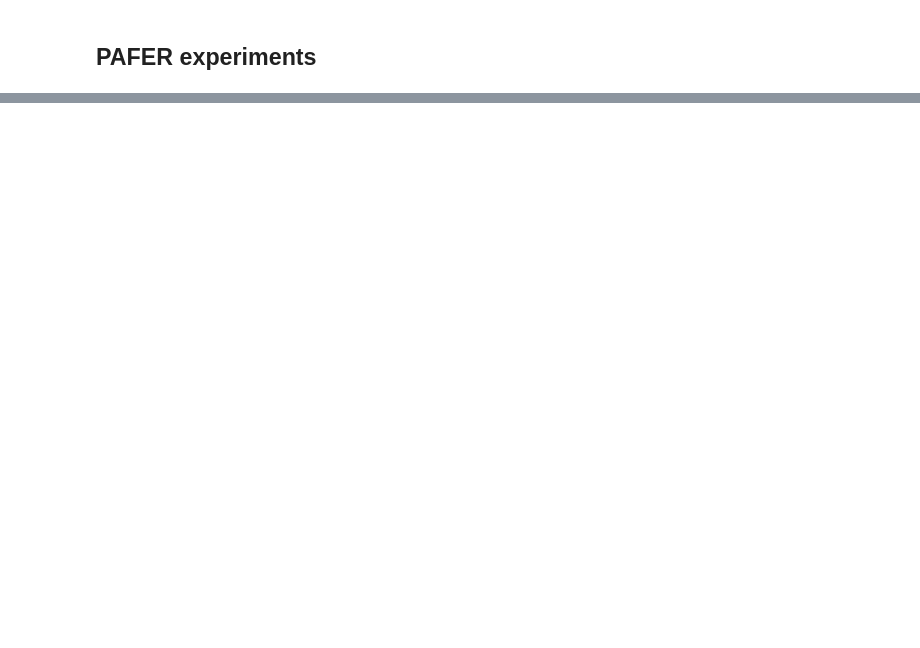
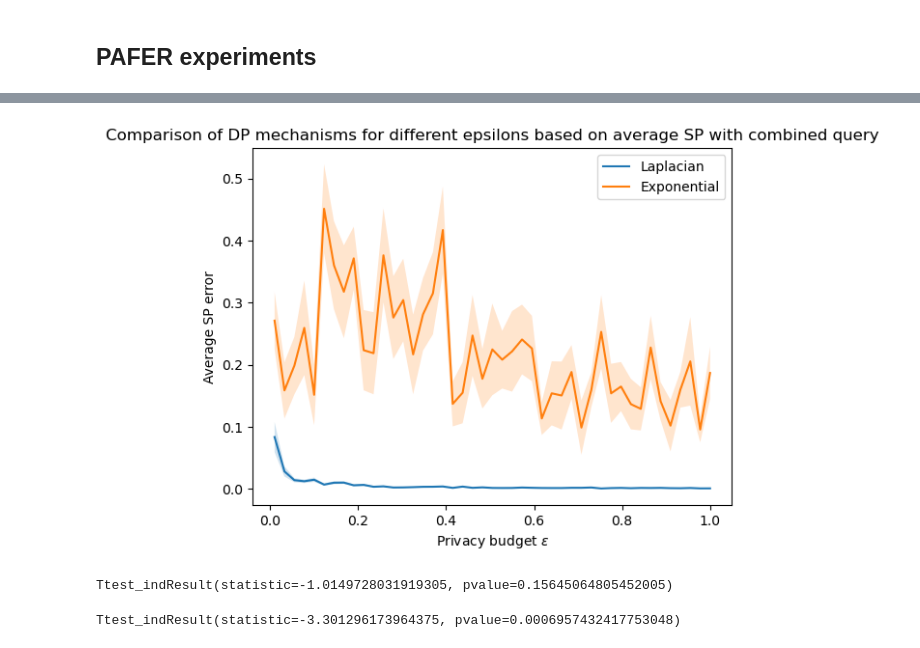
Before and after one commit to uknowwho/pafer, a Jupyter notebook: pafer-adult.ipynb, the cells around one changed output, grey strips where cells are left out. Drawn from its saved outputs; the diff is of its cells as text; code cells hidden in the pictures; blank space fills up the shorter version.

```diff
--- a/pafer-adult.ipynb
+++ b/pafer-adult.ipynb
@@ -350,7 +362,7 @@ def estimate_sp(pos_ruleset, dataset, sens_dataset, S, mechanism, epsilon, delta
 ## PAFER experiments
 # %%
 def experiment(ruleset, rule_pred, dataset, sens_dataset, epsilon,
-               delta=0.0001, mechanisms=["exponential", "gaussian", "laplacian"], runs=10):
+               delta=0.0001, mechanisms=["exponential", "gaussian", "laplacian"], runs=10, histogram=False, combined=False):
     """Compares average Statistical Parity Error for different mechanisms
 
     Args:
@@ -369,12 +381,16 @@ def experiment(ruleset, rule_pred, dataset, sens_dataset, epsilon,
     """
 
     pos_rules = positive_rules(ruleset)
+    if combined:
+        pos_rules = [" | ".join(rule for rule in pos_rules)]
+        print(pos_rules)
+
     actual_sp = statistical_parity(rule_pred, sens_dataset)
     errors = np.zeros((runs, len(mechanisms)))
     S = sens_dataset.value_counts(sort=False).index
 
     for row in range(runs):
         for col, mechanism in enumerate(mechanisms):
-            errors[row, col] = abs(estimate_sp(pos_rules, dataset, sens_dataset, S, mechanism, epsilon, delta) - actual_sp)
+            errors[row, col] = abs(estimate_sp(pos_rules, dataset, sens_dataset, S, mechanism, epsilon, delta, histogram=histogram) - actual_sp)
 
     return errors
@@ -417,0 +435,18 @@ plt.show()
+# %%
+epsilons = np.linspace(0.01, 1, 45)
+runs = 10
+
+laplace_errs_combined, exp_errs_combined = [], []
+laplace_uncert_combined, exp_uncert_combined = [], []
+for epsilon in tqdm(epsilons):
+    sp_errs = experiment(rules, best_tree.predict(adult_train_cat_X), adult_train_cat_X,
+                         adult_train_sex, epsilon=epsilon, runs=runs, mechanisms=["laplacian", "exponential"], histogram=True, combined=True)
+
+    avg_errs = np.mean(sp_errs, axis=0)
+    std_errs = np.std(sp_errs, ddof=1, axis=0)
+    uncertainty = std_errs / np.sqrt(runs)
+
+    laplace_errs_combined.append(avg_errs[0])
+    exp_errs_combined.append(avg_errs[1])
+    laplace_uncert_combined.append(uncertainty[0])
+    exp_uncert_combined.append(uncertainty[1])
@@ -417,0 +467,26 @@ plt.show()
+# %%
+laplace_errs_combined = np.array(laplace_errs_combined)
+exp_errs_combined = np.array(exp_errs_combined)
+laplace_uncert_combined = np.array(laplace_uncert_combined)
+exp_uncert_combined = np.array(exp_uncert_combined)
+
+plt.plot(epsilons, laplace_errs_combined, label="Laplacian")
+plt.fill_between(epsilons, laplace_errs_combined + laplace_uncert_combined, laplace_errs_combined - laplace_uncert_combined, alpha=0.2)
+plt.plot(epsilons, exp_errs_combined, label="Exponential")
+plt.fill_between(epsilons, exp_errs_combined + exp_uncert_combined, exp_errs_combined - exp_uncert_combined, alpha=0.2)
+plt.legend()
+plt.title("Comparison of DP mechanisms for different epsilons based on average SP with combined query")
+plt.ylabel("Average SP error")
+plt.xlabel("Privacy budget $\epsilon$")
+plt.savefig(f"adult-mechcomp-sex-combined-{datetime.now()}-{runs}")
+plt.show()
+# %% [output]
+[figure, added]
+# %%
+ttest_ind(laplace_errs_combined, laplace_errs_hist, alternative='less')
+# %% [output]
+Ttest_indResult(statistic=-1.0149728031919305, pvalue=0.15645064805452005)
+# %%
+ttest_ind(exp_errs_combined, exp_errs_hist, alternative='less')
+# %% [output]
+Ttest_indResult(statistic=-3.301296173964375, pvalue=0.0006957432417753048)
```
Also changed, not shown: parts of 11 cells of this notebook.
